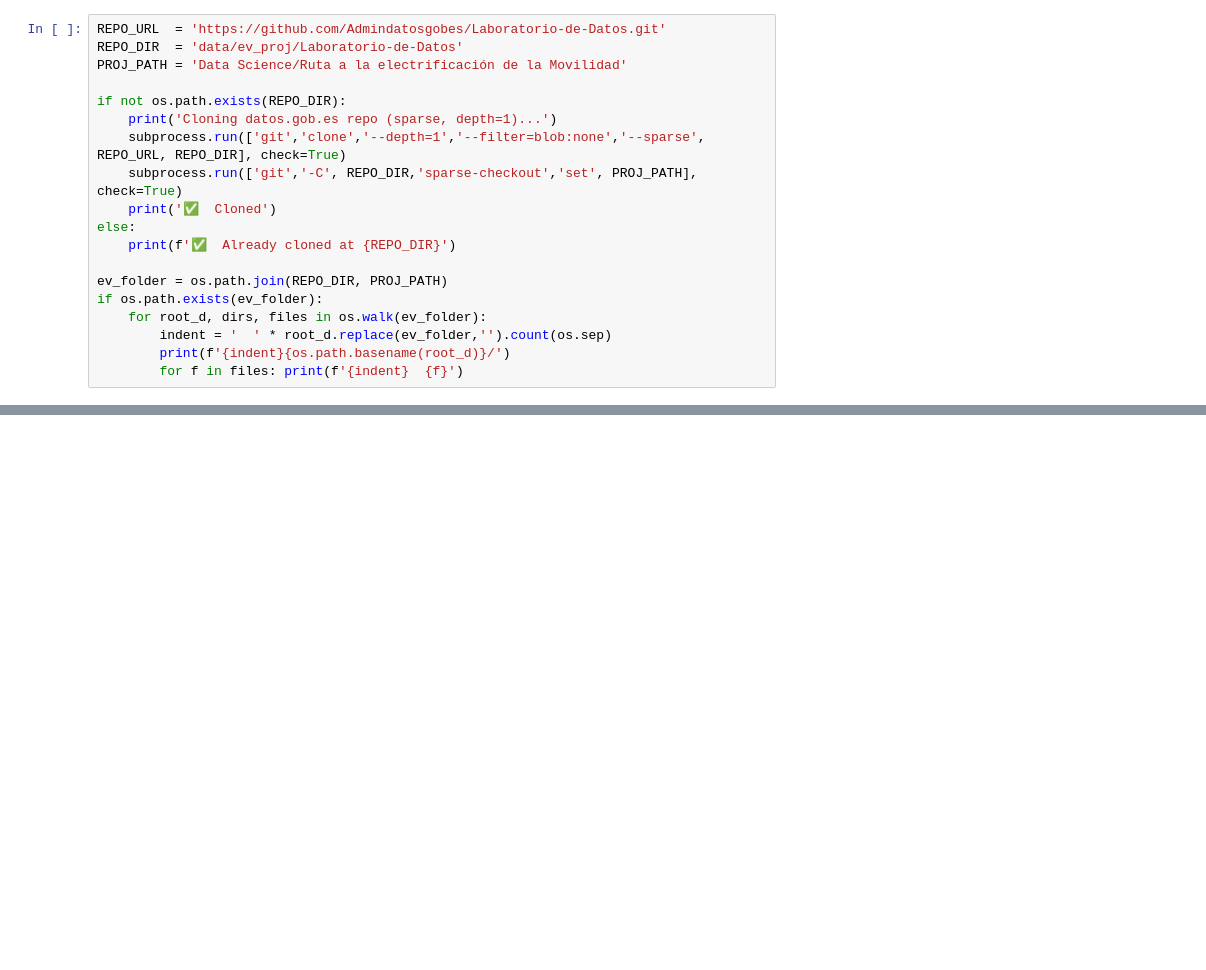
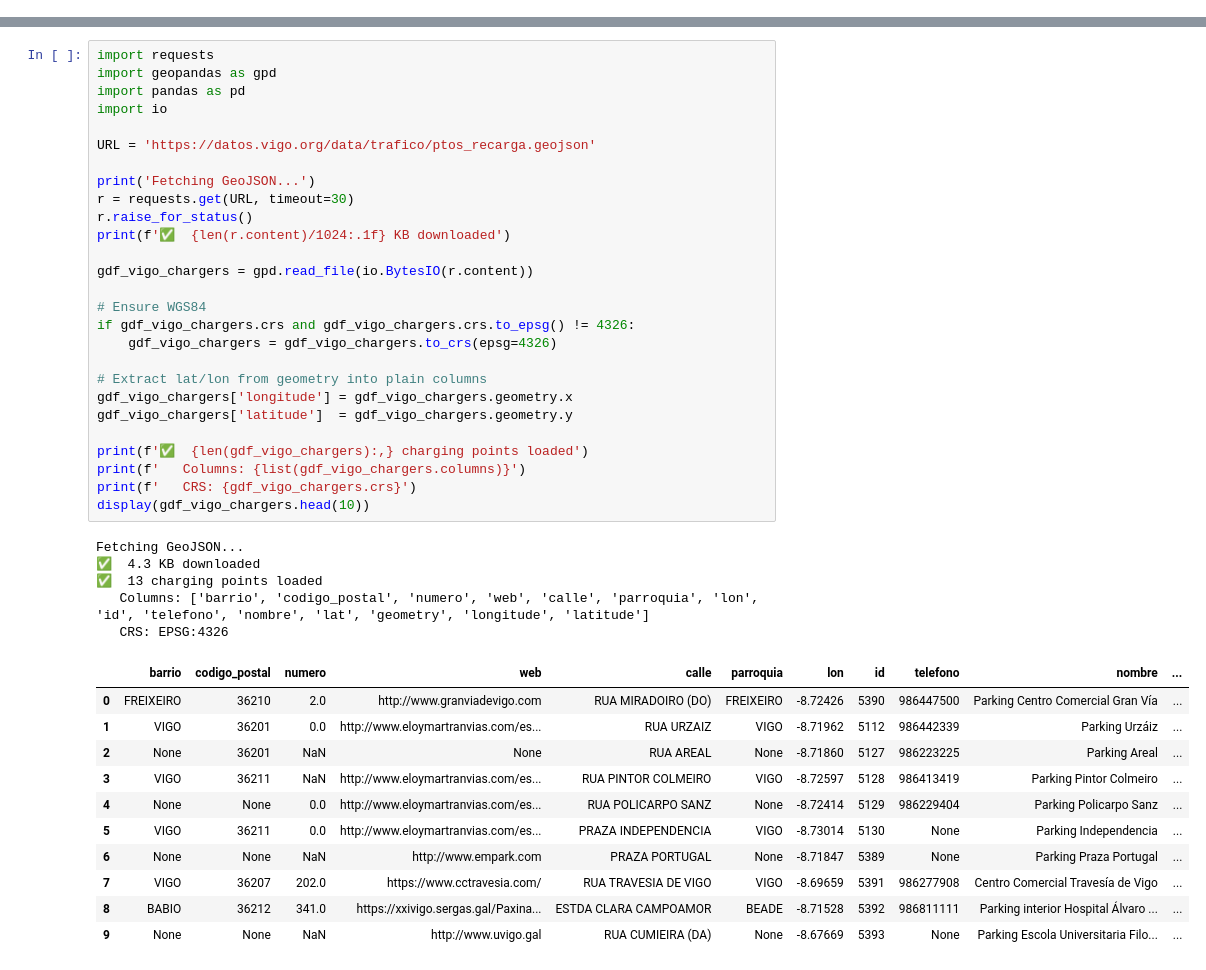
Before and after one commit to lukatcheishvili/Datathon-IE, a Jupyter notebook: Datathon/working.ipynb, the cells around one changed output, grey strips where cells are left out. Drawn from its saved outputs; the diff is of its cells as text; blank space fills up the shorter version.

```diff
--- a/Datathon/working.ipynb
+++ b/Datathon/working.ipynb
@@ -306,19 +0,0 @@ display(df_chargers[['site_id','name','latitude','longitude','n_connectors','max
-# %%
-REPO_URL  = 'https://github.com/Admindatosgobes/Laboratorio-de-Datos.git'
-REPO_DIR  = 'data/ev_proj/Laboratorio-de-Datos'
-PROJ_PATH = 'Data Science/Ruta a la electrificación de la Movilidad'
-
-if not os.path.exists(REPO_DIR):
-    print('Cloning datos.gob.es repo (sparse, depth=1)...')
-    subprocess.run(['git','clone','--depth=1','--filter=blob:none','--sparse', REPO_URL, REPO_DIR], check=True)
-    subprocess.run(['git','-C', REPO_DIR,'sparse-checkout','set', PROJ_PATH], check=True)
-    print('✅  Cloned')
-else:
-    print(f'✅  Already cloned at {REPO_DIR}')
-
-ev_folder = os.path.join(REPO_DIR, PROJ_PATH)
-if os.path.exists(ev_folder):
-    for root_d, dirs, files in os.walk(ev_folder):
-        indent = '  ' * root_d.replace(ev_folder,'').count(os.sep)
-        print(f'{indent}{os.path.basename(root_d)}/')
-        for f in files: print(f'{indent}  {f}')
@@ -1253,0 +855,44 @@ def generate_operator_map(df_chargers):
+# %%
+import requests
+import geopandas as gpd
+import pandas as pd
+import io
+
+URL = 'https://datos.vigo.org/data/trafico/ptos_recarga.geojson'
+
+print('Fetching GeoJSON...')
+r = requests.get(URL, timeout=30)
+r.raise_for_status()
+print(f'✅  {len(r.content)/1024:.1f} KB downloaded')
+
+gdf_vigo_chargers = gpd.read_file(io.BytesIO(r.content))
+
+# Ensure WGS84
+if gdf_vigo_chargers.crs and gdf_vigo_chargers.crs.to_epsg() != 4326:
+    gdf_vigo_chargers = gdf_vigo_chargers.to_crs(epsg=4326)
+
+# Extract lat/lon from geometry into plain columns
+gdf_vigo_chargers['longitude'] = gdf_vigo_chargers.geometry.x
+gdf_vigo_chargers['latitude']  = gdf_vigo_chargers.geometry.y
+
+print(f'✅  {len(gdf_vigo_chargers):,} charging points loaded')
+print(f'   Columns: {list(gdf_vigo_chargers.columns)}')
+print(f'   CRS: {gdf_vigo_chargers.crs}')
+display(gdf_vigo_chargers.head(10))
+# %% [output]
+Fetching GeoJSON...
+✅  4.3 KB downloaded
+✅  13 charging points loaded
+   Columns: ['barrio', 'codigo_postal', 'numero', 'web', 'calle', 'parroquia', 'lon', 'id', 'telefono', 'nombre', 'lat', 'geometry', 'longitude', 'latitude']
+   CRS: EPSG:4326
+|  | barrio | codigo_postal | numero | web | calle | parroquia | lon | id | telefono | nombre | ... |
+| 0 | FREIXEIRO | 36210 | 2.0 | http://www.granviadevigo.com | RUA MIRADOIRO (DO) | FREIXEIRO | -8.72426 | 5390 | 986447500 | Parking Centro Comercial Gran Vía | ... |
+| 1 | VIGO | 36201 | 0.0 | http://www.eloymartranvias.com/es... | RUA URZAIZ | VIGO | -8.71962 | 5112 | 986442339 | Parking Urzáiz | ... |
+| 2 | None | 36201 | NaN | None | RUA AREAL | None | -8.71860 | 5127 | 986223225 | Parking Areal | ... |
+| 3 | VIGO | 36211 | NaN | http://www.eloymartranvias.com/es... | RUA PINTOR COLMEIRO | VIGO | -8.72597 | 5128 | 986413419 | Parking Pintor Colmeiro | ... |
+| 4 | None | None | 0.0 | http://www.eloymartranvias.com/es... | RUA POLICARPO SANZ | None | -8.72414 | 5129 | 986229404 | Parking Policarpo Sanz | ... |
+| 5 | VIGO | 36211 | 0.0 | http://www.eloymartranvias.com/es... | PRAZA INDEPENDENCIA | VIGO | -8.73014 | 5130 | None | Parking Independencia | ... |
+| 6 | None | None | NaN | http://www.empark.com | PRAZA PORTUGAL | None | -8.71847 | 5389 | None | Parking Praza Portugal | ... |
+| 7 | VIGO | 36207 | 202.0 | https://www.cctravesia.com/ | RUA TRAVESIA DE VIGO | VIGO | -8.69659 | 5391 | 986277908 | Centro Comercial Travesía de Vigo | ... |
+| 8 | BABIO | 36212 | 341.0 | https://xxivigo.sergas.gal/Paxina... | ESTDA CLARA CAMPOAMOR | BEADE | -8.71528 | 5392 | 986811111 | Parking interior Hospital Álvaro ... | ... |
+| 9 | None | None | NaN | http://www.uvigo.gal | RUA CUMIEIRA (DA) | None | -8.67669 | 5393 | None | Parking Escola Universitaria Filo... | ... |
```
Also changed, not shown: parts of 56 cells of this notebook, 15 other files.
